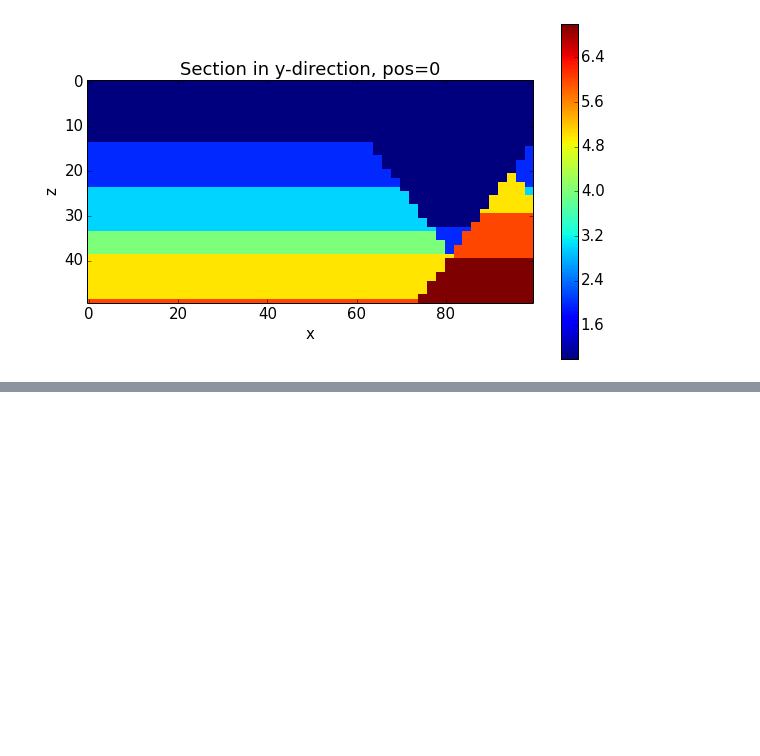
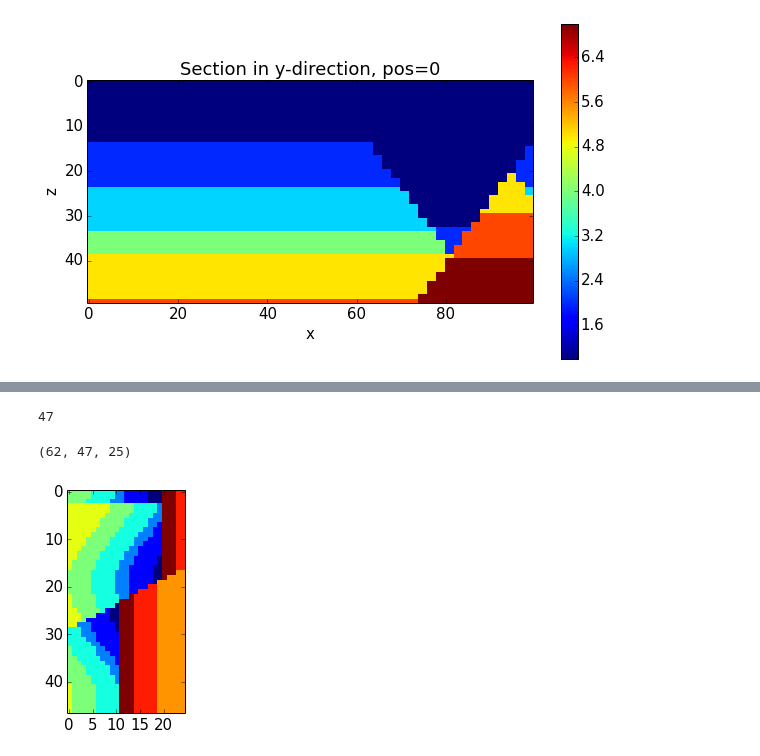
Before and after one commit to cgre-aachen/pynoddy, a Jupyter notebook: docs/notebooks/Sundry.ipynb, the cells around one changed output, grey strips where cells are left out. Drawn from its saved outputs; the diff is of its cells as text; code cells hidden in the pictures; blank space fills up the shorter version.

```diff
--- a/docs/notebooks/Sundry.ipynb
+++ b/docs/notebooks/Sundry.ipynb
@@ -79,0 +88,5 @@ os.getcwd()
+# %%
+noddy_his = os.path.join(example_directory, "slightly_complicated.his")
+noddy_out = 'slightly_complicated_out'
+# recompute model
+pynoddy.compute_model(noddy_his, noddy_out)
@@ -79,0 +95,14 @@ os.getcwd()
+# %%
+len(f[0].strip().split("\t"))
+# %% [output]
+47
+# %%
+# Now open output file
+reload(pynoddy.output)
+no = pynoddy.output.NoddyOutput(noddy_out)
+print no.block.shape
+imshow(no.block[10,:,:], interpolation = 'nearest')
+no.export_to_vtk(vtk_filename = noddy_out)
+# %% [output]
+(62, 47, 25)
+[figure, added]
```
Also changed, not shown: parts of 9 cells of this notebook, 4 other files.
